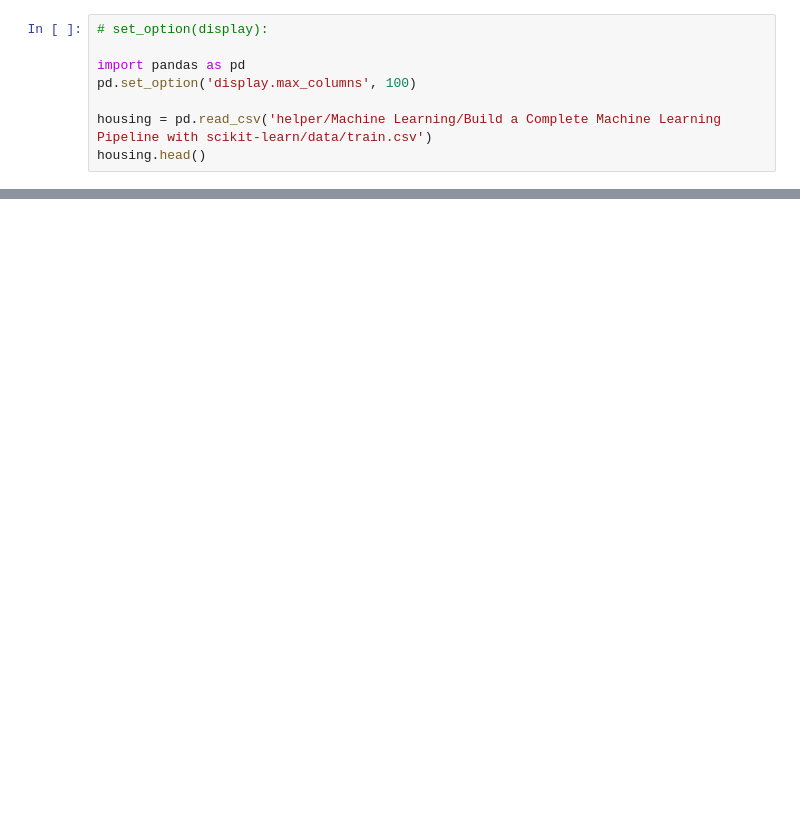
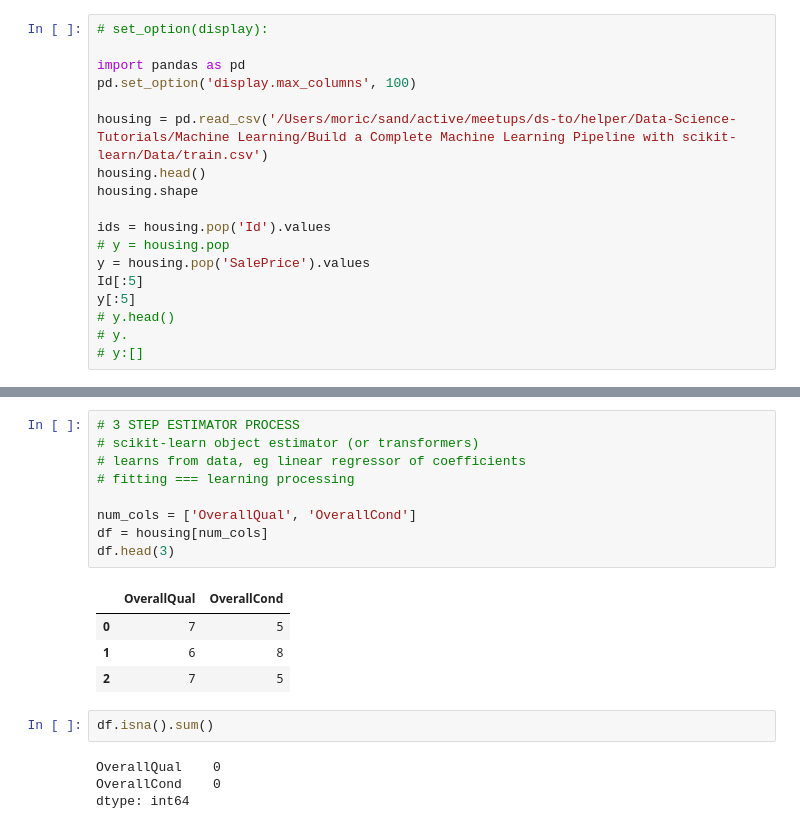
Before and after one commit to mori-c/ml-meetups, a Jupyter notebook: ds-to/scikit-learn-pipeline.ipynb, the cells around one changed output, grey strips where cells are left out. Cells and saved outputs as stored; diff of their text form; blank space fills up the shorter version.

Commit message:
pipeline code

```diff
--- a/ds-to/scikit-learn-pipeline.ipynb
+++ b/ds-to/scikit-learn-pipeline.ipynb
@@ -54,6 +68,16 @@ ds-to/helper/Machine\ Learning/Build\ a\ Complete\ Machine\ Learning\ Pipeline\
 import pandas as pd
 pd.set_option('display.max_columns', 100)
 
-housing = pd.read_csv('helper/Machine Learning/Build a Complete Machine Learning Pipeline with scikit-learn/data/train.csv')
+housing = pd.read_csv('/Users/moric/sand/active/meetups/ds-to/helper/Data-Science-Tutorials/Machine Learning/Build a Complete Machine Learning Pipeline with scikit-learn/Data/train.csv')
 housing.head()
+housing.shape
+
+ids = housing.pop('Id').values
+# y = housing.pop
+y = housing.pop('SalePrice').values
+Id[:5]
+y[:5]
+# y.head()
+# y.
+# y:[]
 # %% [output]
@@ -65,0 +116,20 @@ housing.head()
+# %%
+# 3 STEP ESTIMATOR PROCESS
+# scikit-learn object estimator (or transformers)
+# learns from data, eg linear regressor of coefficients
+# fitting === learning processing
+
+num_cols = ['OverallQual', 'OverallCond']
+df = housing[num_cols]
+df.head(3)
+# %% [output]
+|  | OverallQual | OverallCond |
+| 0 | 7 | 5 |
+| 1 | 6 | 8 |
+| 2 | 7 | 5 |
+# %%
+df.isna().sum()
+# %% [output]
+OverallQual    0
+OverallCond    0
+dtype: int64
```
Also changed, not shown: parts of 35 cells of this notebook.
